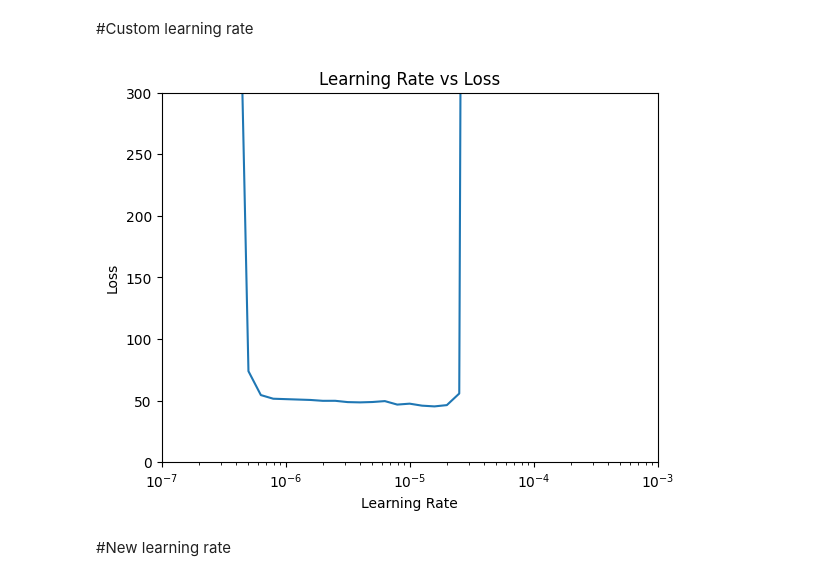
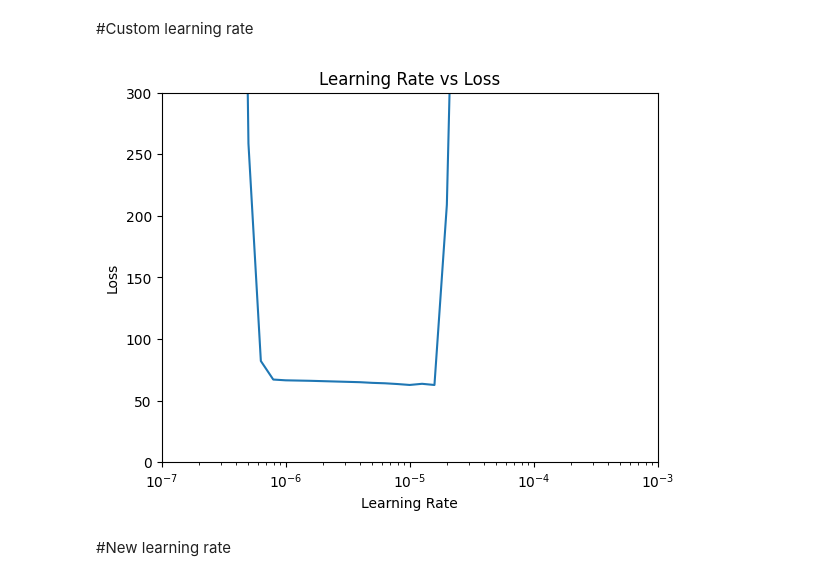
Before and after one commit to PacktPublishing/TensorFlow-Developer-Certificate-Guide, a Jupyter notebook: Chapter 13/Chapter_13_1.ipynb, the cells around one changed output. Drawn from its saved outputs; the diff is of its cells as text; code cells hidden in the pictures.

```diff
--- a/Chapter 13/Chapter_13_1.ipynb
+++ b/Chapter 13/Chapter_13_1.ipynb
@@ -177,32 +177,32 @@ for i, forecast_val in forecasts.items():
 # %%
 # Model
 model = Sequential()
 model.add(Dense(10, activation='relu', input_shape=(window_size,)))
 model.add(Dense(10, activation='relu'))
 model.add(Dense(1))
 
 # Define learning rate schedule
 lr_schedule = tf.keras.callbacks.LearningRateScheduler(lambda epoch: 1e-7 * 10**(epoch / 10))
 
 # Define optimizer with initial learning rate
-optimizer = tf.keras.optimizers.SGD(learning_rate=1e-7, momentum=0.9)
+optimizer = tf.keras.optimizers.SGD(learning_rate=1e-7)
 
 # Compile model with optimizer and loss
 model.compile(optimizer=optimizer, loss='mse')
 
 # Fit model with learning rate schedule callback
 history = model.fit(train_data, epochs=200, callbacks=[lr_schedule], verbose=0)
 
 # Plot loss vs learning rate
 lrs = 1e-7 * (10 ** (np.arange(200) / 10))
 plt.semilogx(lrs, history.history["loss"])
 plt.axis([1e-7, 1e-3, 0, 300])
 plt.xlabel('Learning Rate')
 plt.ylabel('Loss')
 plt.title('Learning Rate vs Loss')
 plt.show()
 # %% [output]
-[figure, old version]
+[figure, new version]
 # %% [markdown]
 #New learning rate
 # %%
```
Also changed, not shown: parts of 2 cells of this notebook.
